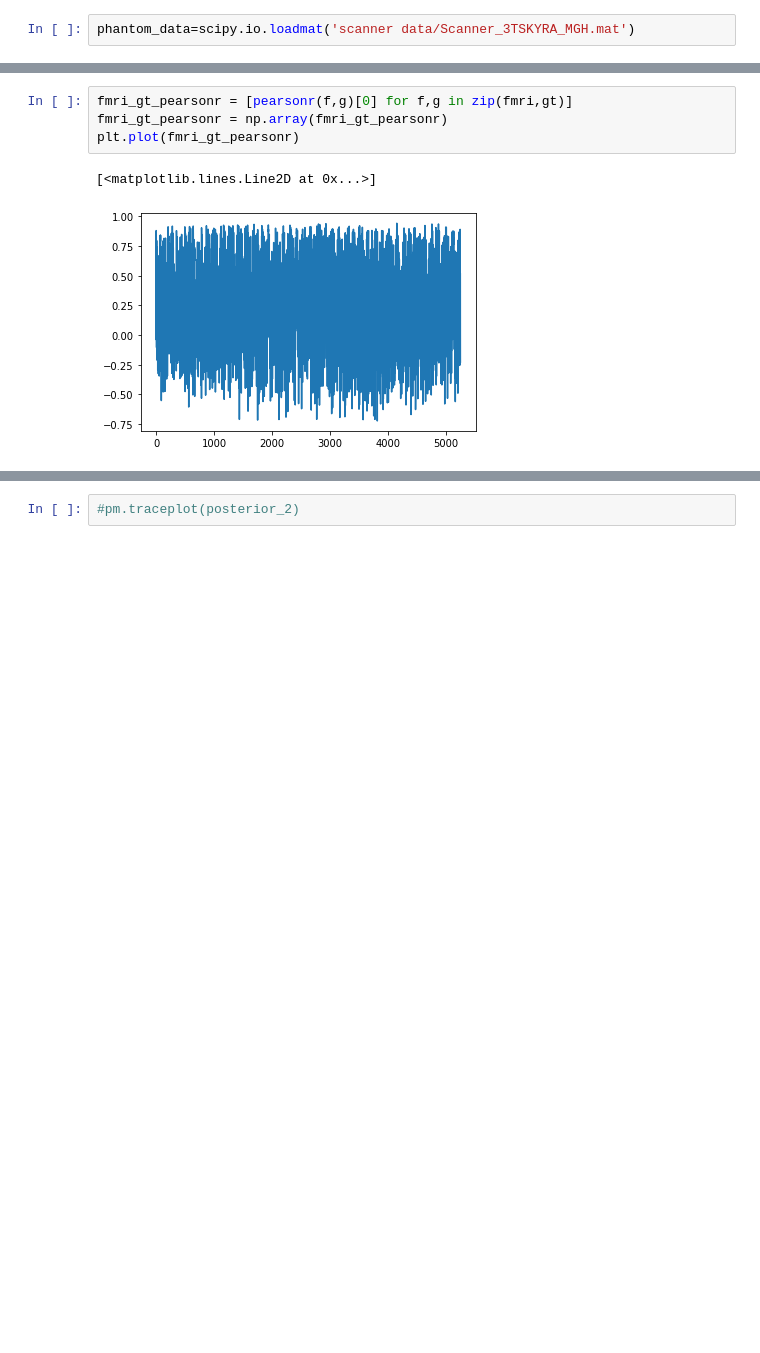
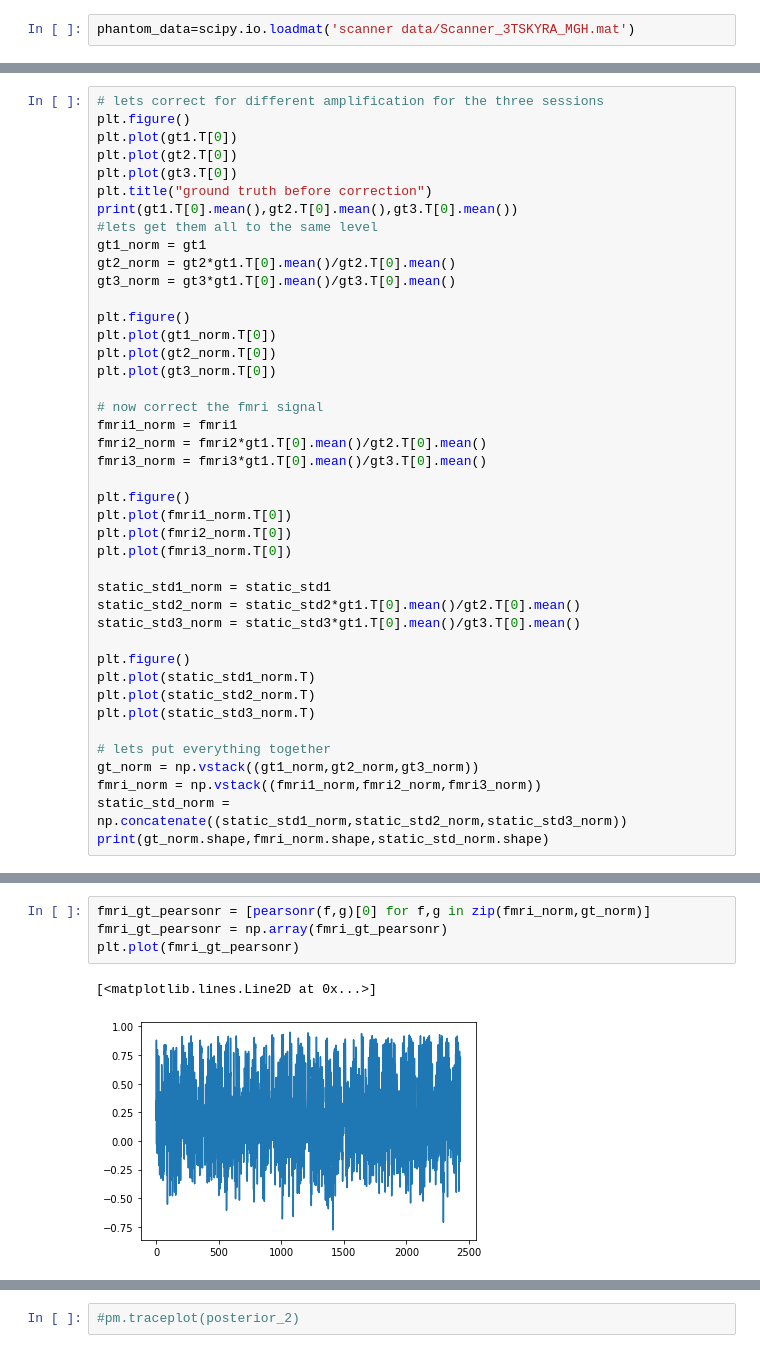
Before and after one commit to hstrey/fMRI-analysis, a Jupyter notebook: phantom multiplicative noise 3TSkyra.ipynb, the cells around one changed output, grey strips where cells are left out. Drawn from its saved outputs; the diff is of its cells as text; blank space fills up the shorter version.

```diff
--- a/phantom multiplicative noise 3TSkyra.ipynb
+++ b/phantom multiplicative noise 3TSkyra.ipynb
@@ -64,0 +82,42 @@ print(pearsonr(fmri_norm,gt_norm))
+# %%
+# lets correct for different amplification for the three sessions
+plt.figure()
+plt.plot(gt1.T[0])
+plt.plot(gt2.T[0])
+plt.plot(gt3.T[0])
+plt.title("ground truth before correction")
+print(gt1.T[0].mean(),gt2.T[0].mean(),gt3.T[0].mean())
+#lets get them all to the same level
+gt1_norm = gt1
+gt2_norm = gt2*gt1.T[0].mean()/gt2.T[0].mean()
+gt3_norm = gt3*gt1.T[0].mean()/gt3.T[0].mean()
+
+plt.figure()
+plt.plot(gt1_norm.T[0])
+plt.plot(gt2_norm.T[0])
+plt.plot(gt3_norm.T[0])
+
+# now correct the fmri signal
+fmri1_norm = fmri1
+fmri2_norm = fmri2*gt1.T[0].mean()/gt2.T[0].mean()
+fmri3_norm = fmri3*gt1.T[0].mean()/gt3.T[0].mean()
+
+plt.figure()
+plt.plot(fmri1_norm.T[0])
+plt.plot(fmri2_norm.T[0])
+plt.plot(fmri3_norm.T[0])
+
+static_std1_norm = static_std1
+static_std2_norm = static_std2*gt1.T[0].mean()/gt2.T[0].mean()
+static_std3_norm = static_std3*gt1.T[0].mean()/gt3.T[0].mean()
+
+plt.figure()
+plt.plot(static_std1_norm.T)
+plt.plot(static_std2_norm.T)
+plt.plot(static_std3_norm.T)
+
+# lets put everything together
+gt_norm = np.vstack((gt1_norm,gt2_norm,gt3_norm))
+fmri_norm = np.vstack((fmri1_norm,fmri2_norm,fmri3_norm))
+static_std_norm = np.concatenate((static_std1_norm,static_std2_norm,static_std3_norm))
+print(gt_norm.shape,fmri_norm.shape,static_std_norm.shape)
@@ -65,10 +145,10 @@ print(pearsonr(fmri_norm,gt_norm))
 # %%
-fmri_gt_pearsonr = [pearsonr(f,g)[0] for f,g in zip(fmri,gt)]
+fmri_gt_pearsonr = [pearsonr(f,g)[0] for f,g in zip(fmri_norm,gt_norm)]
 fmri_gt_pearsonr = np.array(fmri_gt_pearsonr)
 plt.plot(fmri_gt_pearsonr)
 # %% [output]
 [<matplotlib.lines.Line2D at 0x...>]
-[figure, old version]
+[figure, new version]
 # %%
 plt.hist(fmri_gt_pearsonr)
 # %% [output]
```
Also changed, not shown: parts of 43 cells of this notebook, 2 other files.
